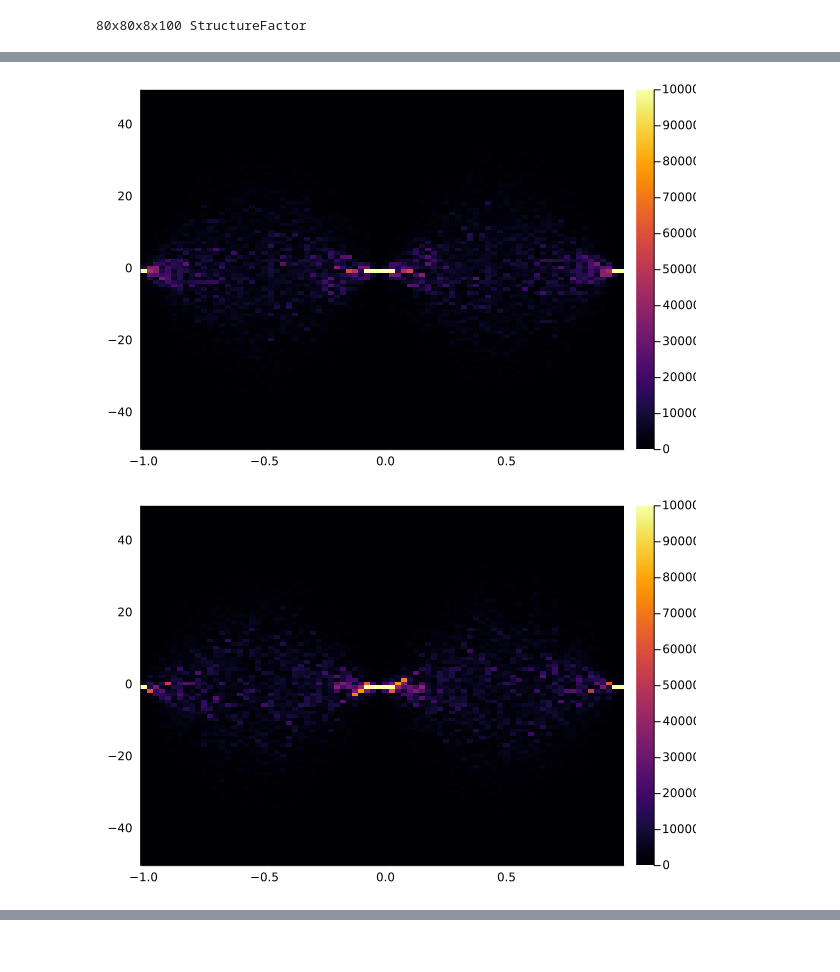
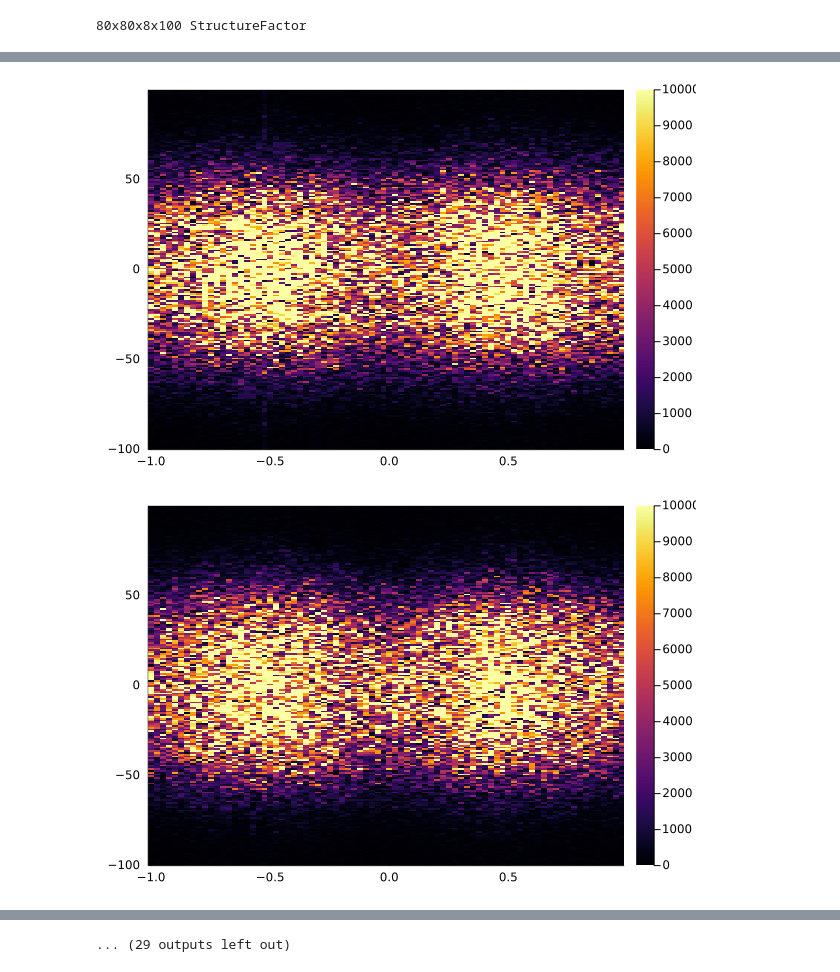
Before and after one commit to SunnySuite/SunnyTutorials, a Jupyter notebook: tutorials/Rb2MnF4/Rb2MnF4_tutorial.ipynb, the cells around one changed output, grey strips where cells are left out. Drawn from its saved outputs; the diff is of its cells as text; code cells hidden in the pictures.

```diff
--- a/tutorials/Rb2MnF4/Rb2MnF4_tutorial.ipynb
+++ b/tutorials/Rb2MnF4/Rb2MnF4_tutorial.ipynb
@@ -176,21 +176,25 @@ PlotSQW(sqw_rb2mnf4, sys_rb2mnf4; Slice1=0, Slice2=0, Imax=40000);
 # %%
 ##  === Calculate SQW ===
 nsam      = 1; # Number of samples that are averaged over (usually 10 is good)
 nTherm    = 1;
 bz_size   = (2,2,2); # Size of the resulting extended Brillouin zone after FFT
 dt        = 0.02;
-nw        = 100;
+nw        = 200;
 wmax      = val_J1*15;
-kTSchedule = [range(300,10,step=-100); 50; range(10.0,4.0,step=-1.0) ;range(3.5,0.25,step=-0.25)]
+kTSchedule = [10.0 3.0 2.5 2.0 1.5 1.0 0.5 0.01];
 @time begin
     for j=1:length(kTSchedule)
         set_temp!(sam_LA_rb2mnf4,kTSchedule[j]);
         sqw_rb2mnf4 = dynamic_structure_factor(sys_rb2mnf4, sam_LA_rb2mnf4;
             nsamples=nsam, thermalize=nTherm, dt=dt, num_omegas=nw, omega_max=wmax,
             bz_size=bz_size, reduce_basis=true, dipole_factor=true, verbose=false)
-            PlotSQW(sqw_rb2mnf4, sys_rb2mnf4; Slice1=0, Slice2=0, Imax=100000);
+            PlotSQW(sqw_rb2mnf4, sys_rb2mnf4; Slice1=20, Slice2=0, Imax=10000);
+            PlotSQW(sqw_rb2mnf4, sys_rb2mnf4; Slice1=15, Slice2=0, Imax=10000);
+            PlotSQW(sqw_rb2mnf4, sys_rb2mnf4; Slice1=10, Slice2=0, Imax=10000);
+            PlotSQW(sqw_rb2mnf4, sys_rb2mnf4; Slice1=5, Slice2=0, Imax=10000);
+            PlotSQW(sqw_rb2mnf4, sys_rb2mnf4; Slice1=0, Slice2=0, Imax=10000);
     end
 end
 # %% [output]
-[figure, old version]
+[figure, new version]
-[figure, old version]
+[figure, new version]
@@ -196,0 +211 @@ end
+... (29 outputs left out)
```
Also changed, not shown: parts of 2 cells of this notebook.
